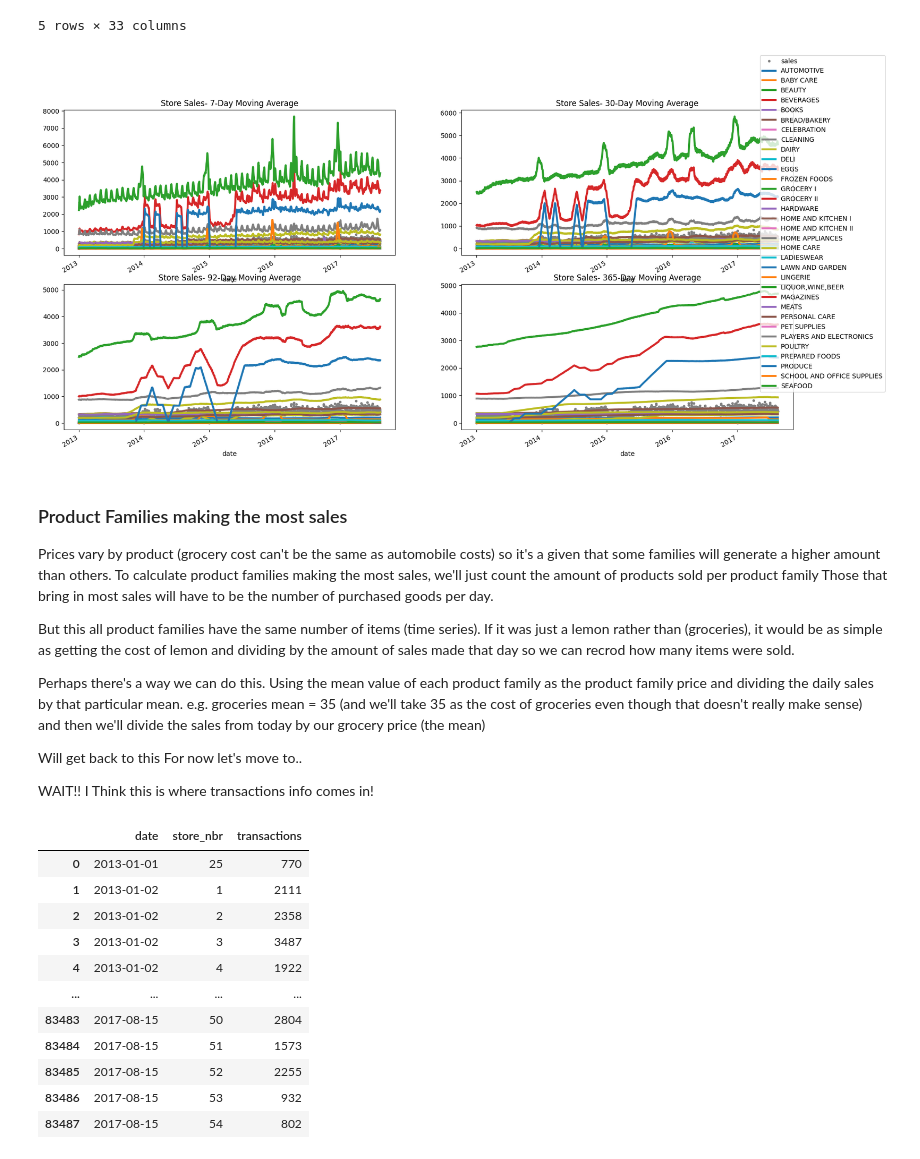
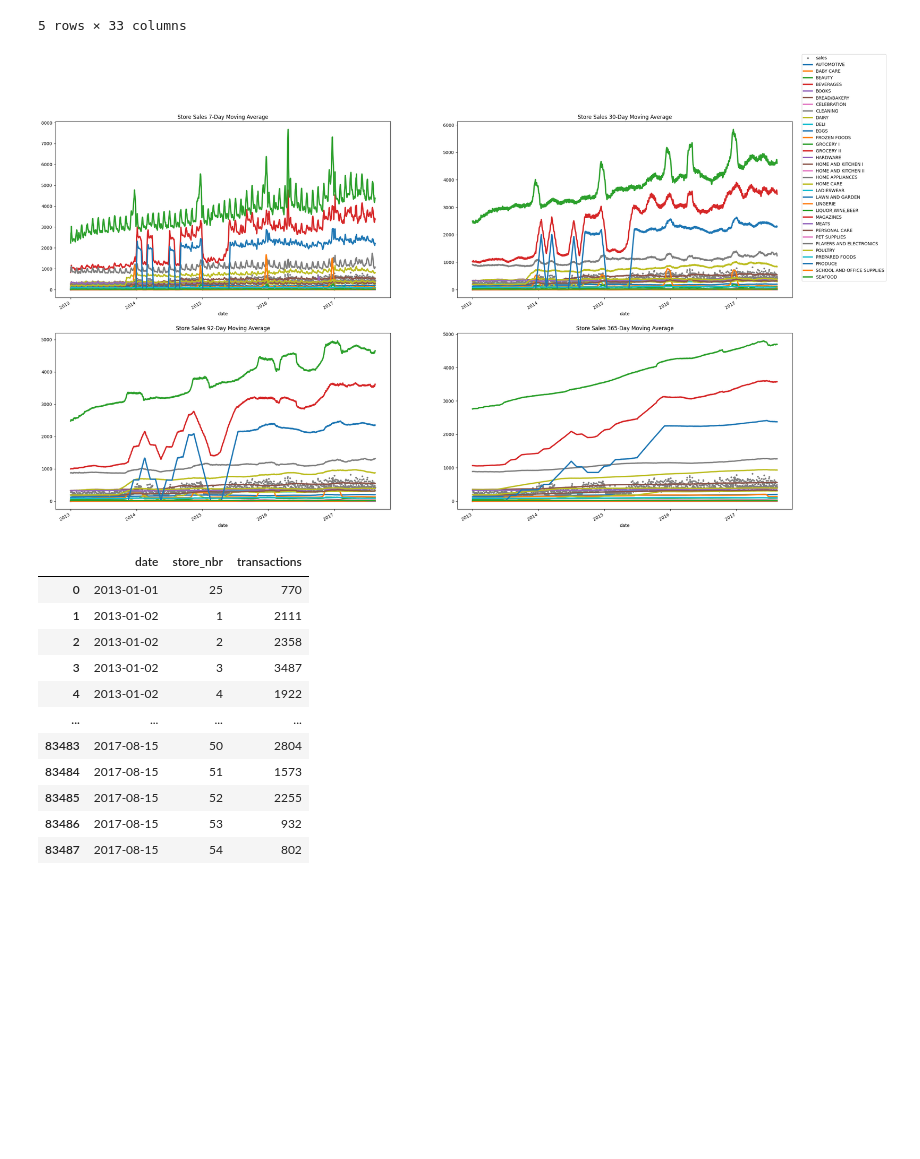
Before and after one commit to Anteemony/sktime-storesales-forecasting, a Jupyter notebook: notebooks/Store_Sales_Forecasting_with_Sktime.ipynb, the cells around one changed output. Cells and saved outputs as stored; diff of their text form; code cells hidden in the pictures; blank space fills up the shorter version.

```diff
--- a/notebooks/Store_Sales_Forecasting_with_Sktime.ipynb
+++ b/notebooks/Store_Sales_Forecasting_with_Sktime.ipynb
@@ -337,41 +345,10 @@ pivot_df.head()
 | 2013-01-04 | 3.129630 | 0.0 | 2.462963 | 1003.092590 | 0.0 | 309.666077 | 0.0 | 964.148132 | 336.074066 | ... |
 | 2013-01-05 | 6.333333 | 0.0 | 3.537037 | 1441.074097 | 0.0 | 414.217804 | 0.0 | 1298.666626 | 427.444458 | ... |
 5 rows × 33 columns
-# %%
-fig, ((ax1, ax2), (ax3, ax4)) = plt.subplots(nrows=2,
-                                             ncols=2,
-                                             figsize=(20,10))
-
-windows = [7, 30, 92, 365]
-axes =[ax1, ax2, ax3, ax4]
-
-for window, ax in zip(windows, axes):
-    plot_moving_average(
-        df=pivot_df,
-        plot_df=daily_average_sales,
-        window=window, ax=ax)
-
-# Use a single Legend
-handles, labels = axes[-1].get_legend_handles_labels()
-fig.legend(handles, labels, loc='upper right');
-# %% [output]
-[figure, removed]
-# %% [markdown]
-### Product Families making the most sales
-
-Prices vary by product (grocery cost can't be the same as automobile costs) so it's a given that some families will generate a higher amount than others.
-To calculate product families making the most sales, we'll just count the amount of products sold per product family
-Those that bring in most sales will have to be the number of purchased goods per day.
-
-But this all product families have the same number of items (time series). If it was just a lemon rather than (groceries), it would be as simple as getting the cost of lemon and dividing by the amount of sales made that day so we can recrod how many items were sold.
-
-Perhaps there's a way we can do this. Using the mean value of each product family as the product family price and dividing the daily sales by that particular mean.
-e.g. groceries mean = 35 (and we'll take 35 as the cost of groceries even though that doesn't really make sense)
-and then we'll divide the sales from today by our grocery price (the mean)
-
-Will get back to this For now let's move to..
-
-WAIT!! I Think this is where transactions info comes in!
+# %%
+plot_moving_average(df=pivot_df, plot_df=daily_average_sales, title="Store Sales", legend_loc="upper right")
+# %% [output]
+[figure, added]
 # %%
 transactions
 # %% [output]
```
Also changed, not shown: parts of 12 cells of this notebook.
